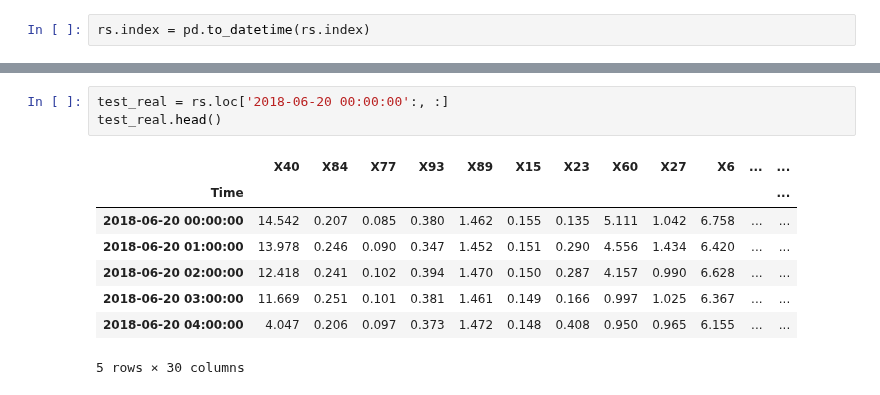
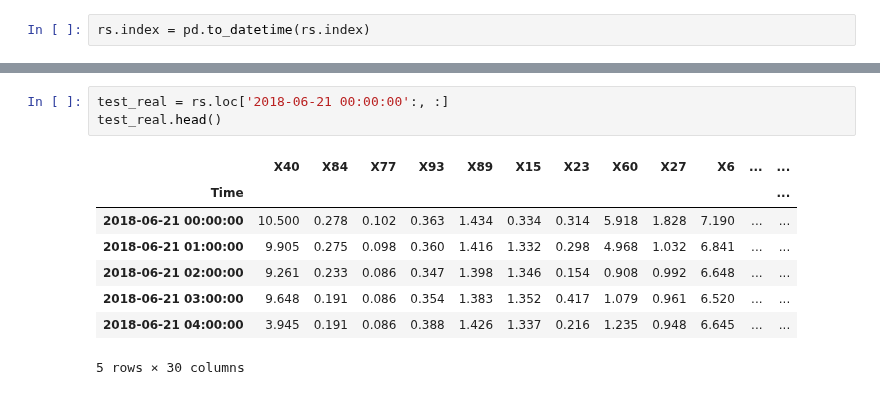
Before and after one commit to yagippi27/DACON_CONTEST_2019, a Jupyter notebook: SOOMIN/0__. Presentation용 작업.ipynb, the cells around one changed output, grey strips where cells are left out. Saved outputs shown, nothing was run; the diff lists cells and outputs as text.

```diff
--- a/SOOMIN/0__. Presentation용 작업.ipynb
+++ b/SOOMIN/0__. Presentation용 작업.ipynb
@@ -195,13 +220,13 @@ y_train.tail()
 # %%
-test_real = rs.loc['2018-06-20 00:00:00':, :]
+test_real = rs.loc['2018-06-21 00:00:00':, :]
 test_real.head()
 # %% [output]
 |  | X40 | X84 | X77 | X93 | X89 | X15 | X23 | X60 | X27 | X6 | ... | ... |
 | Time |  |  |  |  |  |  |  |  |  |  |  | ... |
-| 2018-06-20 00:00:00 | 14.542 | 0.207 | 0.085 | 0.380 | 1.462 | 0.155 | 0.135 | 5.111 | 1.042 | 6.758 | ... | ... |
-| 2018-06-20 01:00:00 | 13.978 | 0.246 | 0.090 | 0.347 | 1.452 | 0.151 | 0.290 | 4.556 | 1.434 | 6.420 | ... | ... |
-| 2018-06-20 02:00:00 | 12.418 | 0.241 | 0.102 | 0.394 | 1.470 | 0.150 | 0.287 | 4.157 | 0.990 | 6.628 | ... | ... |
-| 2018-06-20 03:00:00 | 11.669 | 0.251 | 0.101 | 0.381 | 1.461 | 0.149 | 0.166 | 0.997 | 1.025 | 6.367 | ... | ... |
-| 2018-06-20 04:00:00 | 4.047 | 0.206 | 0.097 | 0.373 | 1.472 | 0.148 | 0.408 | 0.950 | 0.965 | 6.155 | ... | ... |
+| 2018-06-21 00:00:00 | 10.500 | 0.278 | 0.102 | 0.363 | 1.434 | 0.334 | 0.314 | 5.918 | 1.828 | 7.190 | ... | ... |
+| 2018-06-21 01:00:00 | 9.905 | 0.275 | 0.098 | 0.360 | 1.416 | 1.332 | 0.298 | 4.968 | 1.032 | 6.841 | ... | ... |
+| 2018-06-21 02:00:00 | 9.261 | 0.233 | 0.086 | 0.347 | 1.398 | 1.346 | 0.154 | 0.908 | 0.992 | 6.648 | ... | ... |
+| 2018-06-21 03:00:00 | 9.648 | 0.191 | 0.086 | 0.354 | 1.383 | 1.352 | 0.417 | 1.079 | 0.961 | 6.520 | ... | ... |
+| 2018-06-21 04:00:00 | 3.945 | 0.191 | 0.086 | 0.388 | 1.426 | 1.337 | 0.216 | 1.235 | 0.948 | 6.645 | ... | ... |
 5 rows × 30 columns
 # %%
```
Also changed, not shown: parts of 21 cells of this notebook.
